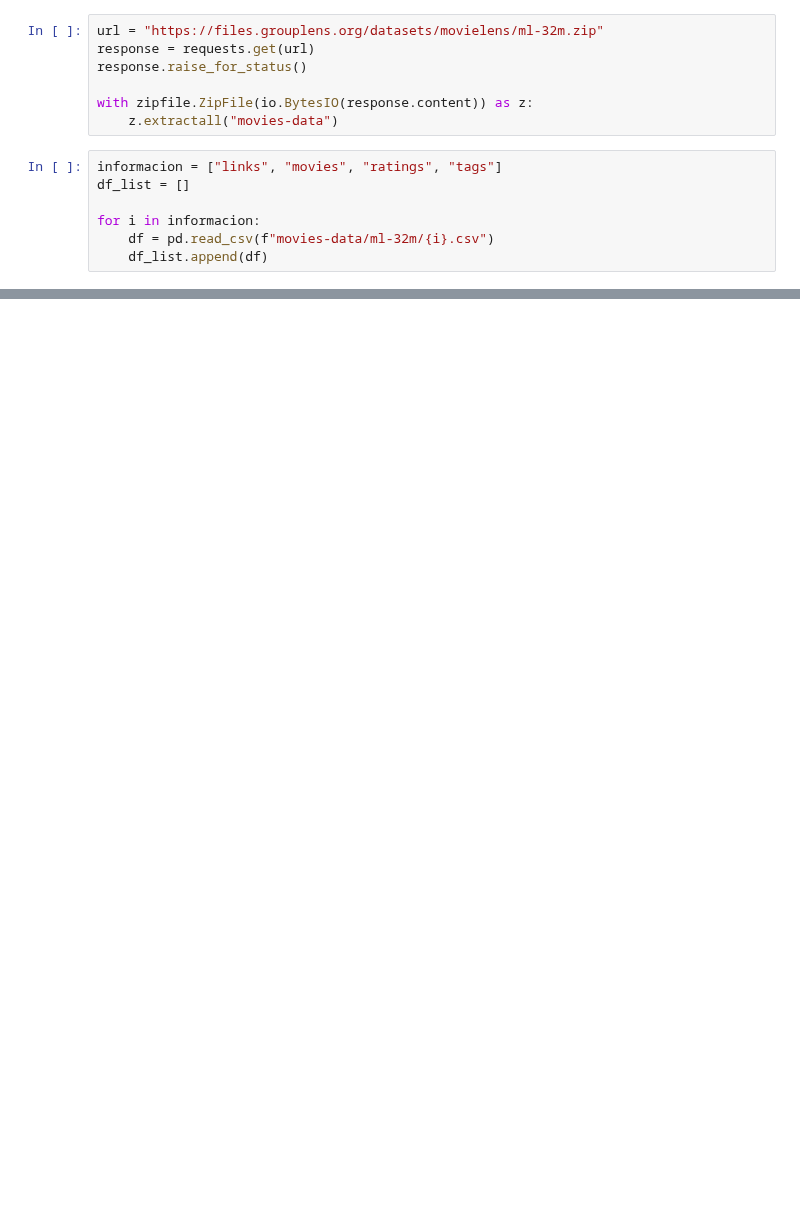
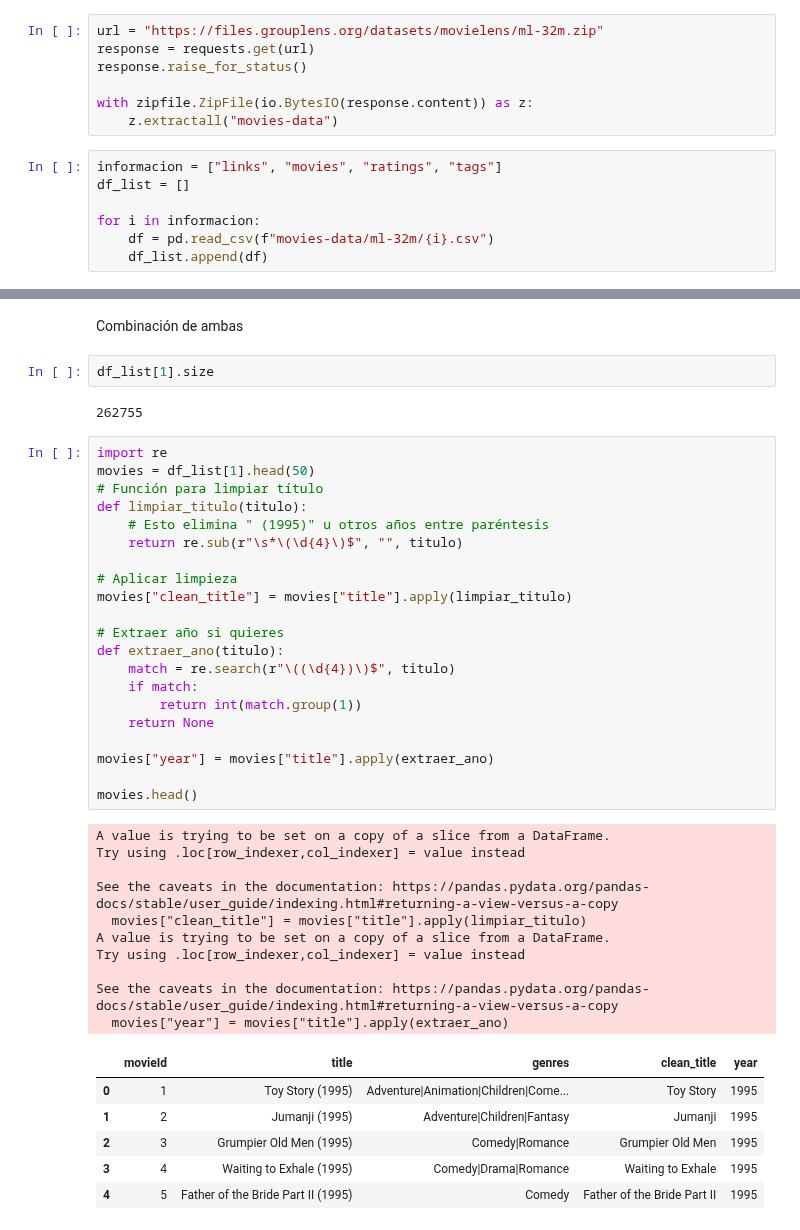
Before and after one commit to magy509/ingenieropg80.Proyecto_final_madre, a Jupyter notebook: src/datasets.ipynb, the cells around one changed output, grey strips where cells are left out. Saved outputs shown, nothing was run; the diff lists cells and outputs as text; blank space fills up the shorter version.

```diff
--- a/src/datasets.ipynb
+++ b/src/datasets.ipynb
@@ -73,0 +165,44 @@ df_list[3].head()
+# %% [markdown]
+Combinación de ambas
+# %%
+df_list[1].size
+# %% [output]
+262755
+# %%
+import re
+movies = df_list[1].head(50)
+# Función para limpiar título
+def limpiar_titulo(titulo):
+    # Esto elimina " (1995)" u otros años entre paréntesis
+    return re.sub(r"\s*\(\d{4}\)$", "", titulo)
+
+# Aplicar limpieza
+movies["clean_title"] = movies["title"].apply(limpiar_titulo)
+
+# Extraer año si quieres
+def extraer_ano(titulo):
+    match = re.search(r"\((\d{4})\)$", titulo)
+    if match:
+        return int(match.group(1))
+    return None
+
+movies["year"] = movies["title"].apply(extraer_ano)
+
+movies.head()
+# %% [output]
+A value is trying to be set on a copy of a slice from a DataFrame.
+Try using .loc[row_indexer,col_indexer] = value instead
+
+See the caveats in the documentation: https://pandas.pydata.org/pandas-docs/stable/user_guide/indexing.html#returning-a-view-versus-a-copy
+  movies["clean_title"] = movies["title"].apply(limpiar_titulo)
+A value is trying to be set on a copy of a slice from a DataFrame.
+Try using .loc[row_indexer,col_indexer] = value instead
+
+See the caveats in the documentation: https://pandas.pydata.org/pandas-docs/stable/user_guide/indexing.html#returning-a-view-versus-a-copy
+  movies["year"] = movies["title"].apply(extraer_ano)
+|  | movieId | title | genres | clean_title | year |
+| 0 | 1 | Toy Story (1995) | Adventure|Animation|Children|Come... | Toy Story | 1995 |
+| 1 | 2 | Jumanji (1995) | Adventure|Children|Fantasy | Jumanji | 1995 |
+| 2 | 3 | Grumpier Old Men (1995) | Comedy|Romance | Grumpier Old Men | 1995 |
+| 3 | 4 | Waiting to Exhale (1995) | Comedy|Drama|Romance | Waiting to Exhale | 1995 |
+| 4 | 5 | Father of the Bride Part II (1995) | Comedy | Father of the Bride Part II | 1995 |
```
Also changed, not shown: parts of 14 cells of this notebook.
